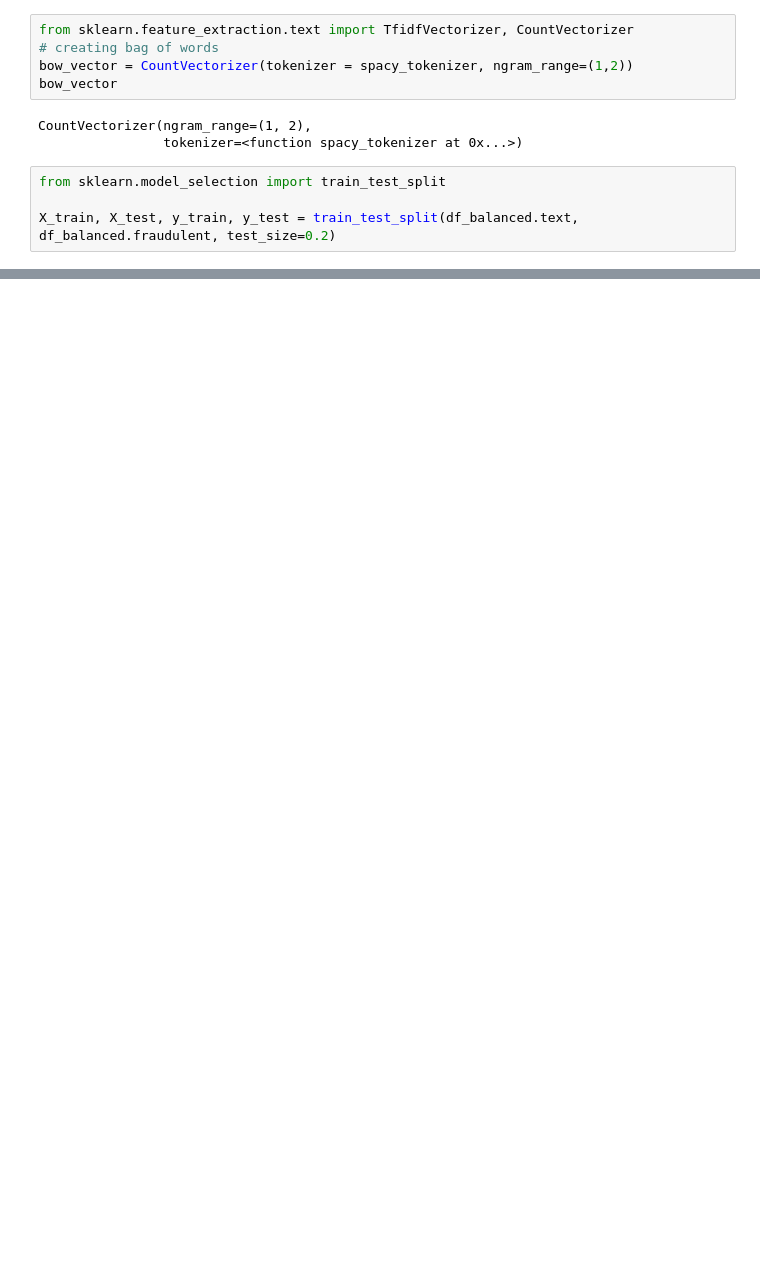
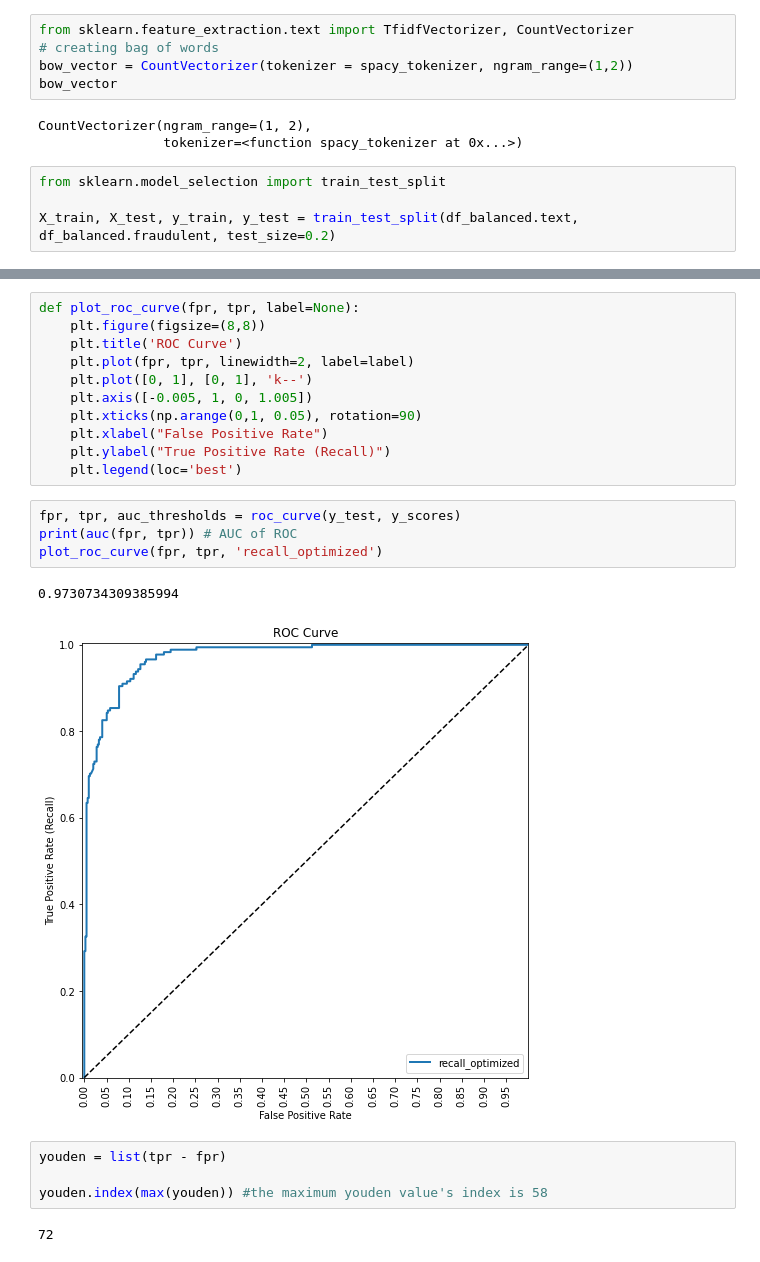
Before and after one commit to SADIKA2/Fake-job-posting-detection-with-machine-learning, a Jupyter notebook: code.ipynb, the cells around one changed output, grey strips where cells are left out. Cells and saved outputs as stored; diff of their text form; blank space fills up the shorter version.

```diff
--- a/code.ipynb
+++ b/code.ipynb
@@ -282,0 +393,24 @@ ValueError: empty vocabulary; perhaps the documents only contain stop words
+# %%
+def plot_roc_curve(fpr, tpr, label=None):
+    plt.figure(figsize=(8,8))
+    plt.title('ROC Curve')
+    plt.plot(fpr, tpr, linewidth=2, label=label)
+    plt.plot([0, 1], [0, 1], 'k--')
+    plt.axis([-0.005, 1, 0, 1.005])
+    plt.xticks(np.arange(0,1, 0.05), rotation=90)
+    plt.xlabel("False Positive Rate")
+    plt.ylabel("True Positive Rate (Recall)")
+    plt.legend(loc='best')
+# %%
+fpr, tpr, auc_thresholds = roc_curve(y_test, y_scores)
+print(auc(fpr, tpr)) # AUC of ROC
+plot_roc_curve(fpr, tpr, 'recall_optimized')
+# %% [output]
+0.9730734309385994
+[figure, added]
+# %%
+youden = list(tpr - fpr)
+
+youden.index(max(youden)) #the maximum youden value's index is 58
+# %% [output]
+72
```
Also changed, not shown: parts of 23 cells of this notebook.
